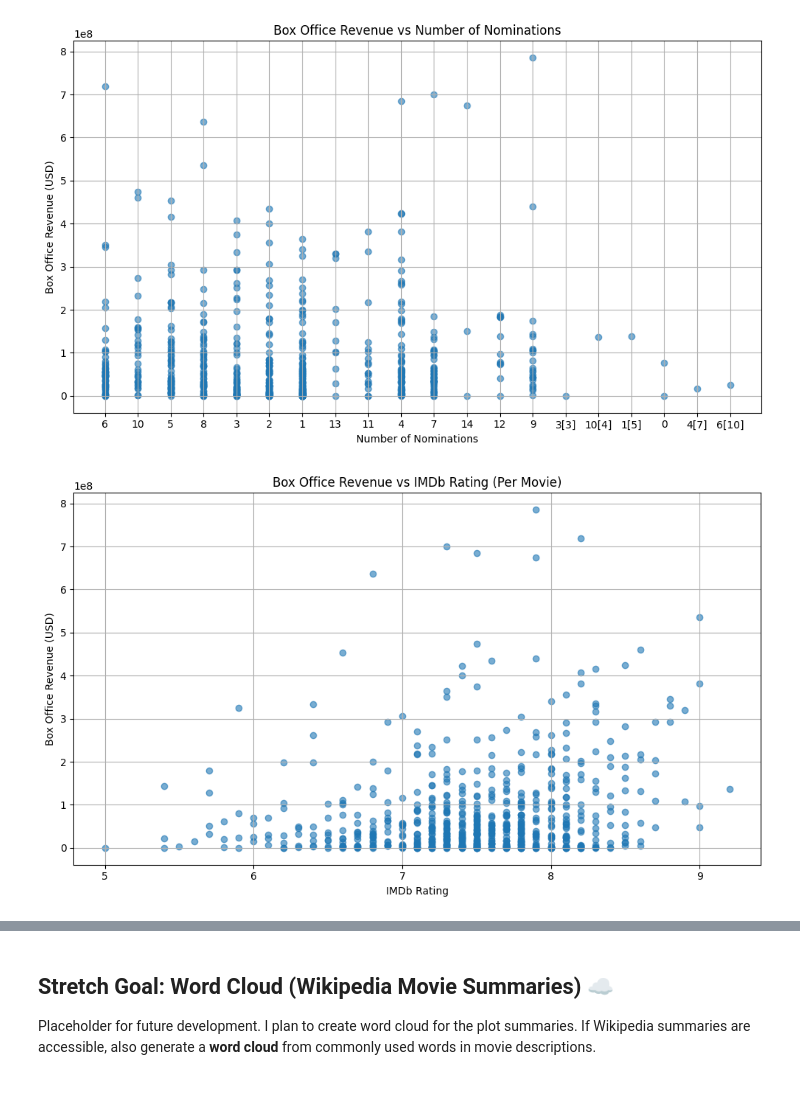
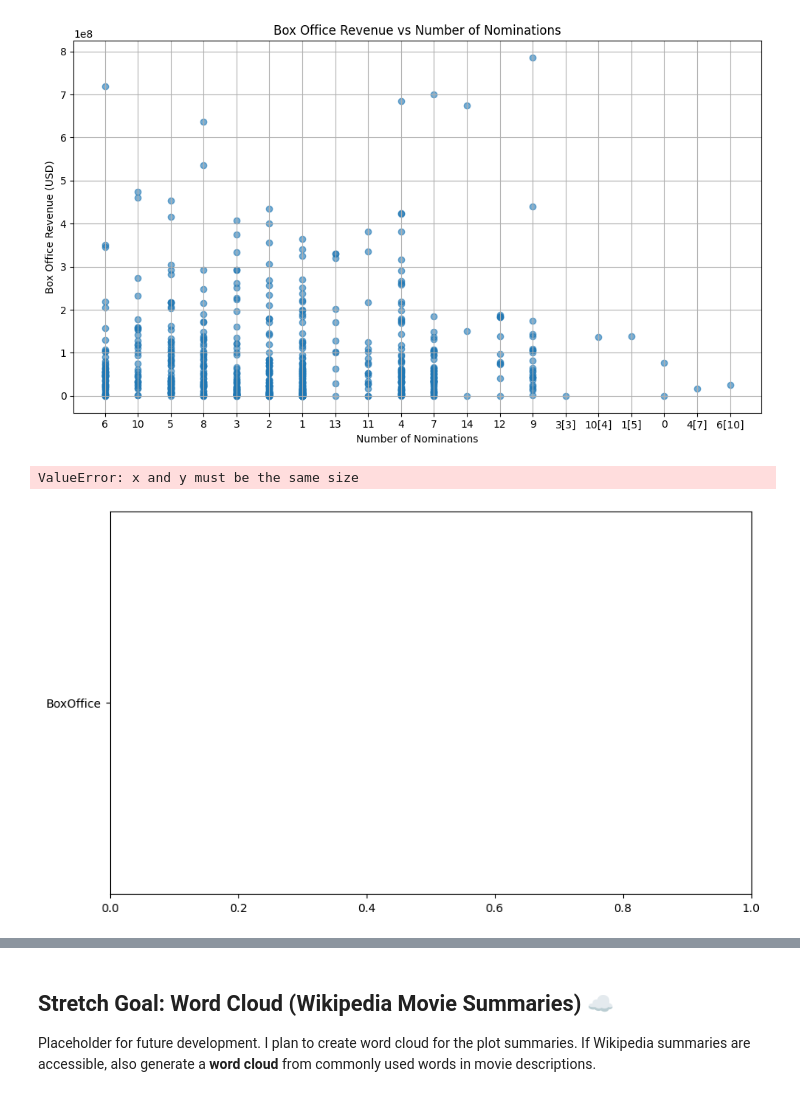
Before and after one commit to judd-jacobs/code-you-capstone, a Jupyter notebook: academy_awards_analysis_new.ipynb, the cells around one changed output, grey strips where cells are left out. Saved outputs shown, nothing was run; the diff lists cells and outputs as text; code cells hidden in the pictures.

Commit message:
Ready to wrap up for the night. Addressing errors in visulizations next.

```diff
--- a/academy_awards_analysis_new.ipynb
+++ b/academy_awards_analysis_new.ipynb
@@ -534,17 +536,18 @@ plt.show()
 # %%
 # Box Office Revenue vs IMDb Rating (Per Movie)
 box_office_vs_imdb_rating = movies.dropna(subset=["imdbRating", "BoxOffice"])
 
 plt.figure(figsize=(10, 6))
-plt.scatter(scatter_data["imdbRating"], scatter_data["BoxOffice"], alpha=0.6)
+plt.scatter(box_office_vs_imdb_rating["imdbRating"], ["BoxOffice"], alpha=0.6)
 plt.title("Box Office Revenue vs IMDb Rating (Per Movie)")
 plt.xlabel("IMDb Rating")
 plt.ylabel("Box Office Revenue (USD)")
 plt.grid(True)
 plt.tight_layout()
 plt.show()
 # %% [output]
+ValueError: x and y must be the same size
-[figure, old version]
+[figure, new version]
 # %%
 # Genre Distribution of Best Picture Films Over Time
 genre_pivot = movie_genres.assign(count=1).pivot_table(
```
Also changed, not shown: parts of 8 cells of this notebook.
